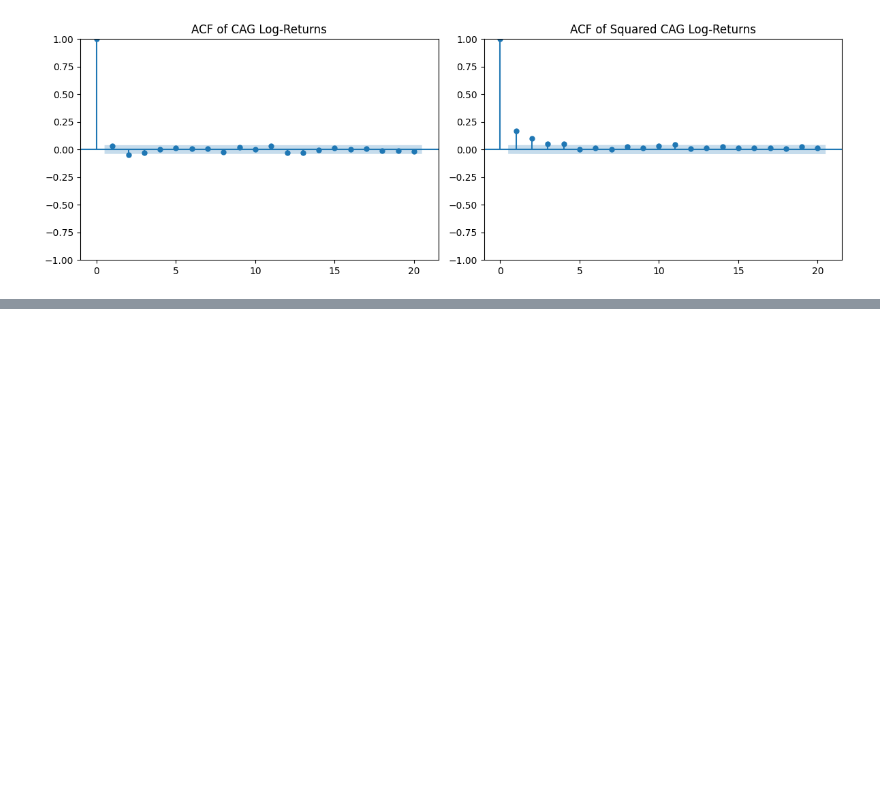
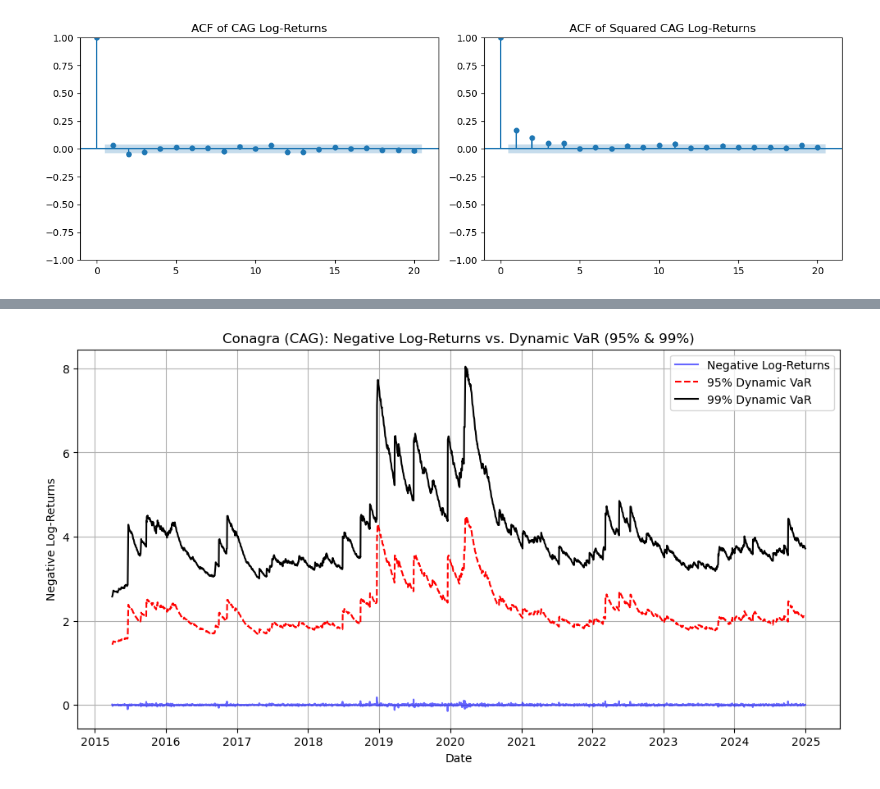
Before and after one commit to pablogalleg/timeseries2, a Jupyter notebook: conagra_analysis.ipynb, the cells around one changed output, grey strips where cells are left out. Drawn from its saved outputs; the diff is of its cells as text; code cells hidden in the pictures; blank space fills up the shorter version.

```diff
--- a/conagra_analysis.ipynb
+++ b/conagra_analysis.ipynb
@@ -196,0 +240,26 @@ Name: 2024-12-30 00:00:00, dtype: float64
+# %%
+# -------------------------
+# Corrected Plot: Negative Log-Returns and Dynamic VaR
+# -------------------------
+
+plt.figure(figsize=(12, 6))
+
+# Plot negative log-returns
+plt.plot(-cag['Log_Return'], label="Negative Log-Returns", color='blue', alpha=0.6)
+
+# Align indices explicitly
+VaR_95.index = cag.index[-len(VaR_95):]
+VaR_99.index = cag.index[-len(VaR_99):]
+
+# Plot Dynamic VaR at 95% and 99%
+plt.plot(VaR_95, label="95% Dynamic VaR", linestyle='dashed', color='red')
+plt.plot(VaR_99, label="99% Dynamic VaR", linestyle='solid', color='black')
+
+plt.xlabel("Date")
+plt.ylabel("Negative Log-Returns")
+plt.title("Conagra (CAG): Negative Log-Returns vs. Dynamic VaR (95% & 99%)")
+plt.legend()
+plt.grid()
+plt.show()
+# %% [output]
+[figure, added]
```
Also changed, not shown: parts of 7 cells of this notebook.
